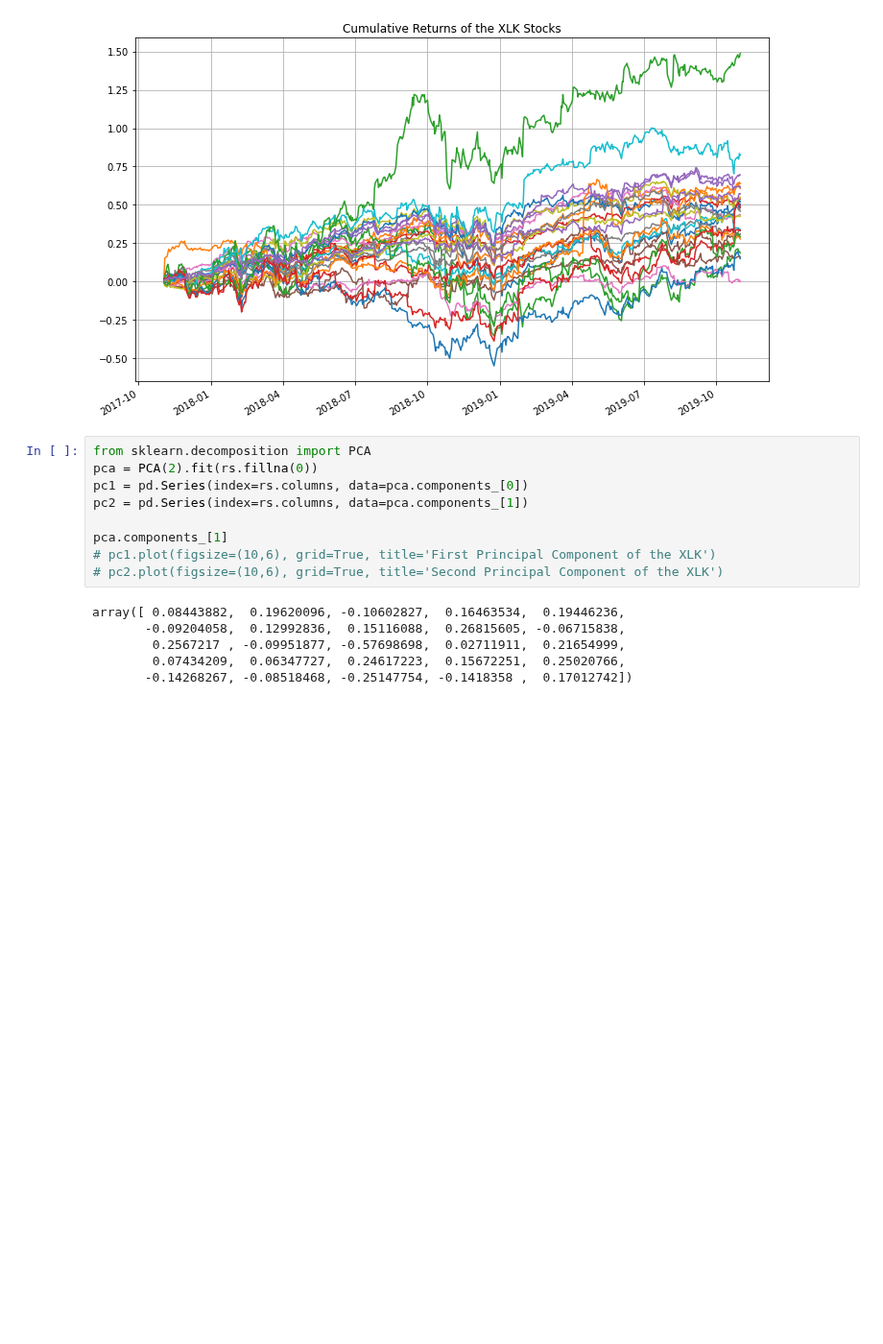
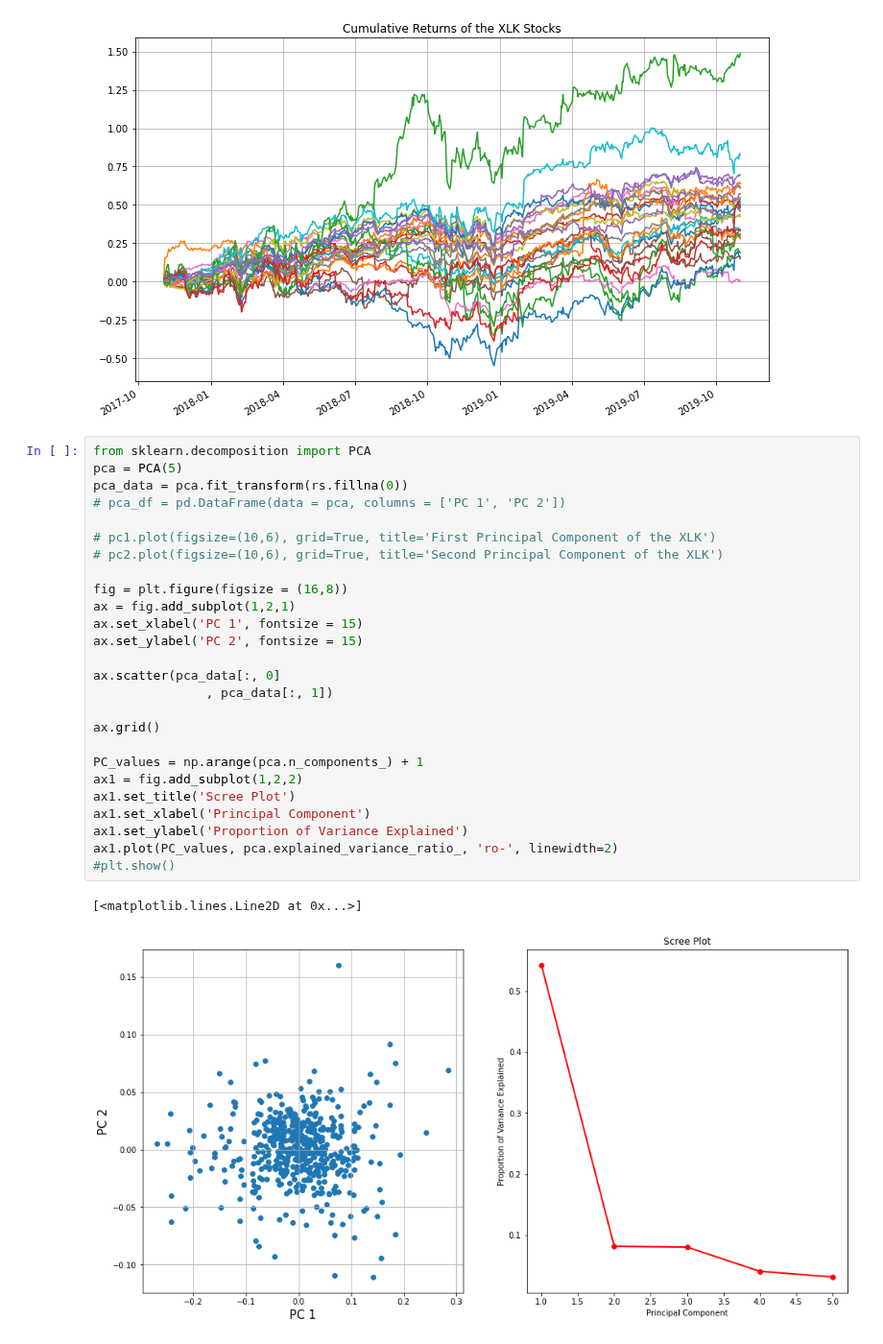
Before and after one commit to ahsank/runml, a Jupyter notebook: Fintest.ipynb, the cells around one changed output. Shown at 96% size. Saved outputs shown, nothing was run; the diff lists cells and outputs as text; blank space fills up the shorter version.

```diff
--- a/Fintest.ipynb
+++ b/Fintest.ipynb
@@ -463,16 +463,30 @@ plt.tight_layout()
 [figure]
 # %%
 from sklearn.decomposition import PCA
-pca = PCA(2).fit(rs.fillna(0))
-pc1 = pd.Series(index=rs.columns, data=pca.components_[0])
-pc2 = pd.Series(index=rs.columns, data=pca.components_[1])
+pca = PCA(5)
+pca_data = pca.fit_transform(rs.fillna(0))
+# pca_df = pd.DataFrame(data = pca, columns = ['PC 1', 'PC 2'])
 
-pca.components_[1]
 # pc1.plot(figsize=(10,6), grid=True, title='First Principal Component of the XLK')
 # pc2.plot(figsize=(10,6), grid=True, title='Second Principal Component of the XLK')
+
+fig = plt.figure(figsize = (16,8))
+ax = fig.add_subplot(1,2,1)
+ax.set_xlabel('PC 1', fontsize = 15)
+ax.set_ylabel('PC 2', fontsize = 15)
+
+ax.scatter(pca_data[:, 0]
+               , pca_data[:, 1])
+
+ax.grid()
+
+PC_values = np.arange(pca.n_components_) + 1
+ax1 = fig.add_subplot(1,2,2)
+ax1.set_title('Scree Plot')
+ax1.set_xlabel('Principal Component')
+ax1.set_ylabel('Proportion of Variance Explained')
+ax1.plot(PC_values, pca.explained_variance_ratio_, 'ro-', linewidth=2)
+#plt.show()
 # %% [output]
-array([ 0.08443882,  0.19620096, -0.10602827,  0.16463534,  0.19446236,
-       -0.09204058,  0.12992836,  0.15116088,  0.26815605, -0.06715838,
-        0.2567217 , -0.09951877, -0.57698698,  0.02711911,  0.21654999,
-        0.07434209,  0.06347727,  0.24617223,  0.15672251,  0.25020766,
-       -0.14268267, -0.08518468, -0.25147754, -0.1418358 ,  0.17012742])
+[<matplotlib.lines.Line2D at 0x...>]
+[figure, added]
```
Also changed, not shown: parts of 1 cell of this notebook.
